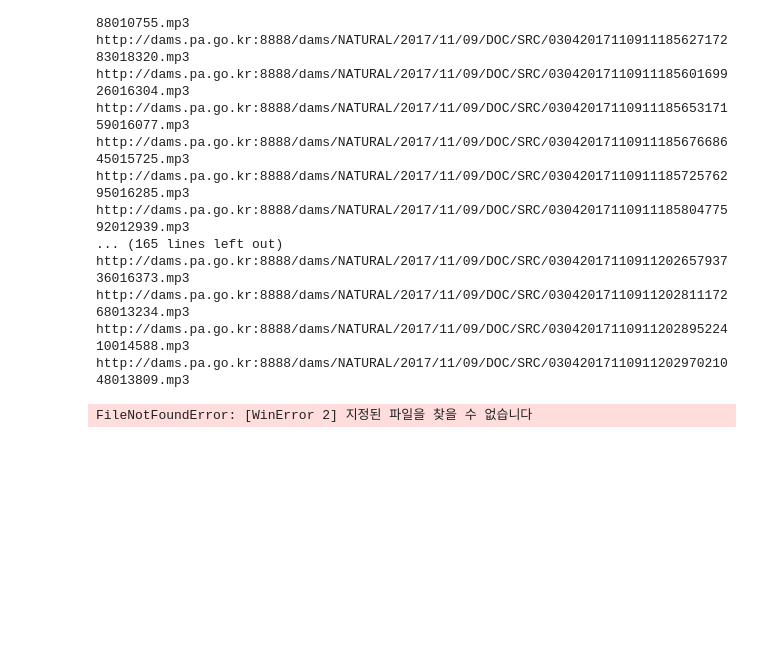
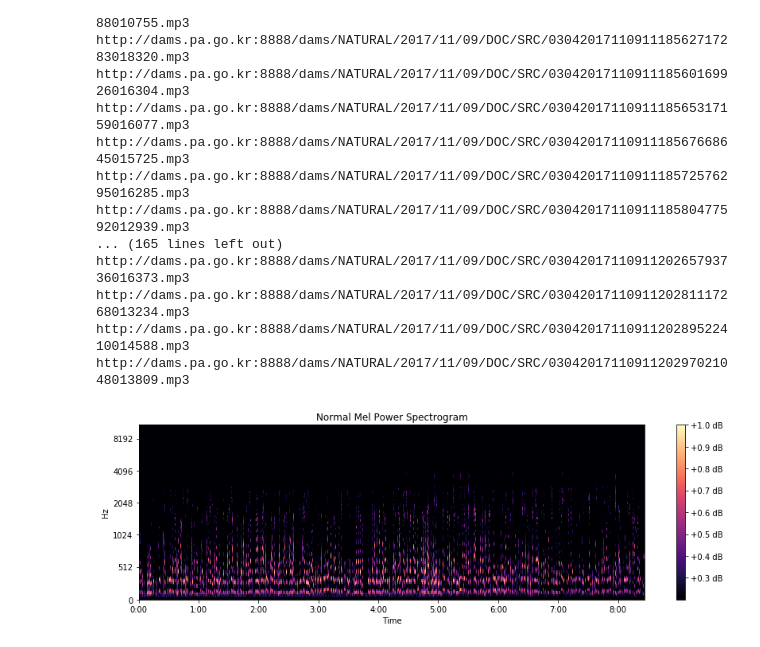
Before and after one commit to HW-120/-Classification_voices_past_presidents, a Jupyter notebook: Classification_voices_past_presidents.ipynb.ipynb, the cells around one changed output. Saved outputs shown, nothing was run; the diff lists cells and outputs as text; code cells hidden in the pictures; blank space fills up the shorter version.

Commit message:
Make audio files viewable by MFCC

```diff
--- a/Classification_voices_past_presidents.ipynb.ipynb
+++ b/Classification_voices_past_presidents.ipynb.ipynb
@@ -74,34 +74,47 @@ http://dams.pa.go.kr:8888/dams/NATURAL/2017/11/09/DOC/SRC/0304201711091120289522
 http://dams.pa.go.kr:8888/dams/NATURAL/2017/11/09/DOC/SRC/0304201711091120297021048013809.mp3
 # %%
 # mp3를 wav로 변환
+# pydub의 경우 ffmpeg가 필요한데, 아나콘다 사용할 경우
+# conda install -c conda-forge ffmpeg 로 설치해 주면 됨
+# 박정희의 경우 7.91GB로 약 11시간 만큼의 데이터가 생성됨
 top_dir = 'president_audio_record_data'
 presidents_count = 1
 for total_count in range(len(speech_data)):
-    sound = AudioSegment.from_mp3(top_dir + '/' + president_name[total_count] + '/' + president_name[total_count] + str(presidents_count) + ".mp3")
-    sound.export(top_dir + '/' + president_name[total_count] + '/' + president_name[total_count] + president_count + ".wav", format='wav')
+    president_audio_dir = top_dir + '\\' + president_name[total_count] + '\\' + president_name[total_count] + str(presidents_count)
+    print(president_audio_dir)
+    sound = AudioSegment.from_mp3(president_audio_dir + ".mp3")
+    sound.export(president_audio_dir + ".wav", format='wav')
+    presidents_count += 1
     if total_count < len(president_name) - 1 :
         if president_name[total_count] != president_name[total_count + 1] :
             presidents_count = 1
-# %% [output]
-FileNotFoundError: [WinError 2] 지정된 파일을 찾을 수 없습니다
 # %%
 # 음성 파일들의 MFCC로 나타내기
 %matplotlib inline
+def _normalize(S):
+    return np.clip((S - min_level_db) / -min_level_db, 0, 1)
 
+presidents_count = 1
 for total_count in range(len(speech_data)) :
-  audio_path = top_dir + '/' + president_name[total_count] + '/' + president_name[total_count] + president_count + '.wav'
-  y, sr = librosa.load(audio_path)
-  IPython.display.Audio(data=y, rate = sr)
+    audio_path = top_dir + '\\' + president_name[total_count] + '\\' + president_name[total_count] + str(presidents_count) + '.wav'
+    y, sr = librosa.load(audio_path)
+    IPython.display.Audio(data=y, rate = sr)
 
-  # MFCC를 그래프로 구현
-  S = librosa.feature.melspectrogram(y, sr=sr, n_mels=128)
-  log_S = librosa.amplitude_to_db(S, ref=np.max)
-  plt.figure(figsize=(12, 4))
-  librosa.display.specshow(log_S, sr=sr, x_axis='time', y_axis='mel')
-  plt.title('mel power spectrogram')
-  plt.colorbar(format='%+02.0f dB')
-  plt.tight_layout()
-  plt.show()
+    # MFCC를 그래프로 구현
+    S = librosa.feature.melspectrogram(y, sr=sr, n_mels=128)
+    log_S = librosa.amplitude_to_db(S, ref=np.max)
+
+    min_level_db = -100
+    norm_S = _normalize(log_S)
+    plt.figure(figsize=(12, 4))
+    librosa.display.specshow(norm_S, sr=sr, x_axis='time', y_axis='mel')
+    plt.title('Normal Mel Power Spectrogram')
+    plt.colorbar(format='%+0.1f dB')
+    plt.tight_layout()
+    plt.show()
+    presidents_count += 1
 
 # 데이터 정제 완료
 # 이후로 잡음 제거를 시도할 예정
+# %% [output]
+[figure, added]
```
